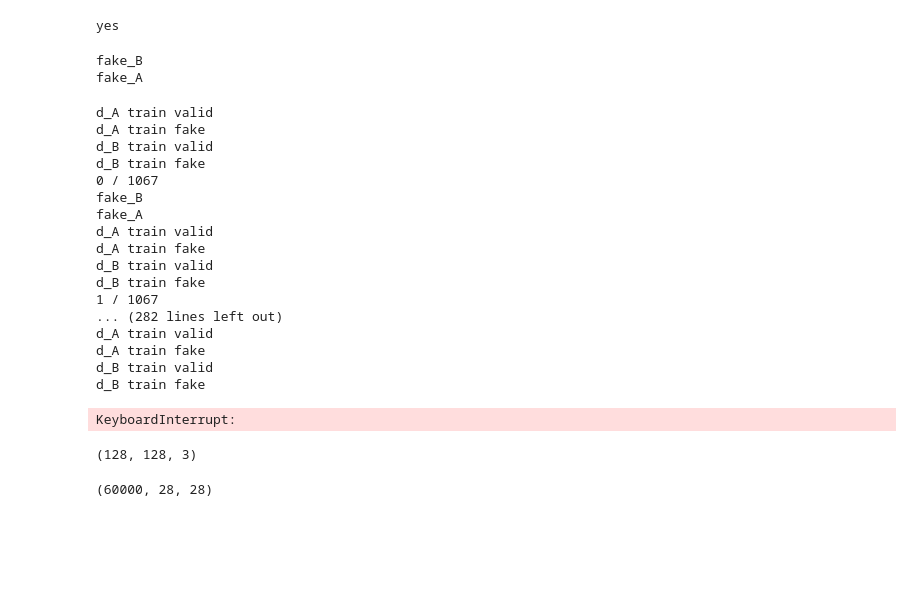
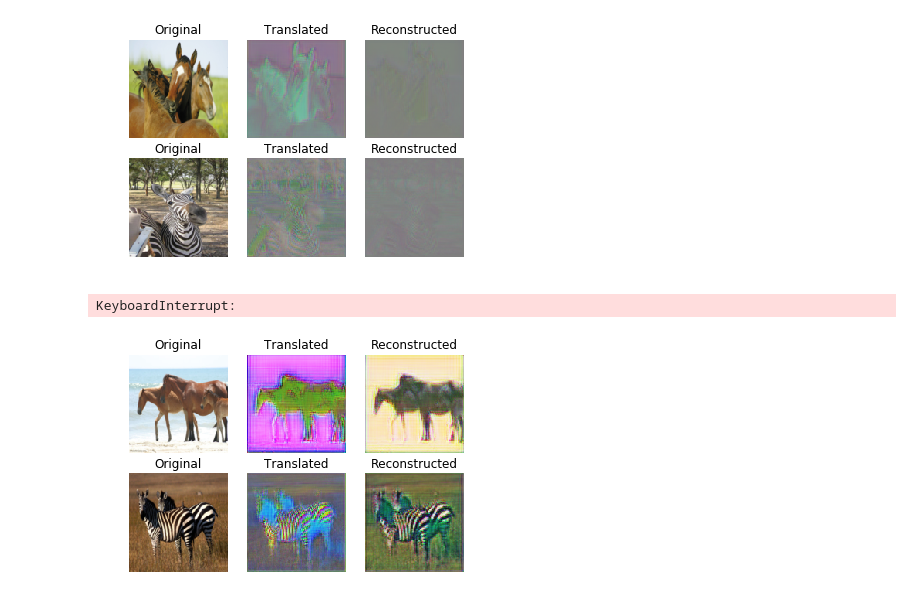
Before and after one commit to seolhokim/vacation_research, a Jupyter notebook: my_study/GAN/cycleGAN.ipynb, the cells around one changed output. Cells and saved outputs as stored; diff of their text form; code cells hidden in the pictures; blank space fills up the shorter version.

Commit message:
cyclegan

```diff
--- a/my_study/GAN/cycleGAN.ipynb
+++ b/my_study/GAN/cycleGAN.ipynb
@@ -47,6 +50,9 @@ class CycleGAN:
         self.d_A = self.build_discriminator()
         self.d_B = self.build_discriminator()
 
+        self.d_A.trainable = True
+        self.d_B.trainable = True
+
         self.d_A.compile(loss = 'mse', optimizer = self.optimizer ,metrics = ['accuracy'])
         self.d_B.compile(loss = 'mse', optimizer = self.optimizer ,metrics = ['accuracy'])
 
@@ -65,6 +71,8 @@ class CycleGAN:
         img_A_id = self.g_BA(img_A)
         img_B_id = self.g_AB(img_B)
 
+        self.d_A.trainable = False
+        self.d_B.trainable = False
 
         valid_A = self.d_A(fake_A)
         valid_B = self.d_B(fake_B)
@@ -76,8 +84,7 @@ class CycleGAN:
                              self.optimizer,loss_weights= [1,1,self.lambda_cycle,\
                                                           self.lambda_cycle,\
                                                           self.lambda_id, self.lambda_id] )
-        self.d_A.trainable = False
-        self.d_B.trainable = False
+
 
 
     def build_discriminator(self):
@@ -154,19 +161,19 @@ class CycleGAN:
 
 
                 fake_B = self.g_AB.predict(imgs_A)
-                print("fake_B")
+                #print("fake_B")
                 fake_A = self.g_BA.predict(imgs_B)
-                print("fake_A")
+                #print("fake_A")
 
                 self.d_A.train_on_batch(imgs_A,valid)
-                print("d_A train valid")
+                #print("d_A train valid")
                 self.d_A.train_on_batch(fake_A, fake)
-                print("d_A train fake")
+                #print("d_A train fake")
 
                 self.d_B.train_on_batch(imgs_B,valid)
-                print("d_B train valid")
+                #print("d_B train valid")
                 self.d_B.train_on_batch(fake_B, fake)
-                print("d_B train fake")
+                #print("d_B train fake")
 
                 self.cyclegan.train_on_batch([imgs_A,imgs_B],\
                                             [valid,valid,\
@@ -176,11 +183,10 @@ class CycleGAN:
                 print(i,"/", train_len)
             print(epoch,"/",epochs)
 
-    def output(self,num = 0):
+    def output(self,num = 0, name=''):
         r,c = 2,3
         testA = self.image_name(testA_dir)
         testB = self.image_name(testB_dir)
-
         imgs_A = self.image_loading(testA[num])
         imgs_B = self.image_loading(testB[num])
 
@@ -192,9 +198,13 @@ class CycleGAN:
 
         gen_imgs = np.concatenate([imgs_A, fake_B, reconstr_A, imgs_B, fake_A, reconstr_B])
 
+        #print(imgs_A)
+        #print("***********")
+        #print(gen_imgs)
         # Rescale images 0 - 1
         gen_imgs = 0.5 * gen_imgs + 0.5
-
+        #print("***********")
+        #print(gen_imgs)
         titles = ['Original', 'Translated', 'Reconstructed']
         fig, axs = plt.subplots(r, c)
         cnt = 0
@@ -204,7 +214,9 @@ class CycleGAN:
                 axs[i, j].set_title(titles[j])
                 axs[i,j].axis('off')
                 cnt += 1
-
+        if name != '':
+            fig.savefig(name)
+            plt.close()
     def image_name(self,file_place):
         file_names = glob.glob(file_place)
         return file_names
@@ -214,33 +226,16 @@ class CycleGAN:
         im = im.resize((self.img_rows,self.img_cols),Image.BILINEAR)
         im = np.array(im)
         im = im.reshape((-1,self.img_rows,self.img_cols,self.channels))
+        im = im-127.5
+        im = im/127.5
         return im
 
 cyclegan_model = CycleGAN()
-# %%
-print("yes")
-# %% [output]
-yes
+# %%
+cyclegan_model.output(num=1)
+# %% [output]
+[figure, added]
 # %%
 cyclegan_model.train(epochs=1)
 # %% [output]
-fake_B
-fake_A
+KeyboardInterrupt:
-d_A train valid
-d_A train fake
-d_B train valid
-d_B train fake
-0 / 1067
-fake_B
-fake_A
-d_A train valid
-d_A train fake
-d_B train valid
-d_B train fake
-1 / 1067
-... (282 lines left out)
-d_A train valid
-d_A train fake
-d_B train valid
-d_B train fake
-KeyboardInterrupt:
@@ -259,4 +241,0 @@ def image_loading(im_name):
-# %%
-image_loading(image_name(trainA_dir)[0]).shape
-# %% [output]
-(128, 128, 3)
@@ -267,4 +242,4 @@ from keras.datasets import mnist
-# %%
-x_train.shape
-# %% [output]
-(60000, 28, 28)
+# %%
+cyclegan_model.output(num=8)
+# %% [output]
+[figure, added]
```
Also changed, not shown: parts of 6 cells of this notebook.
